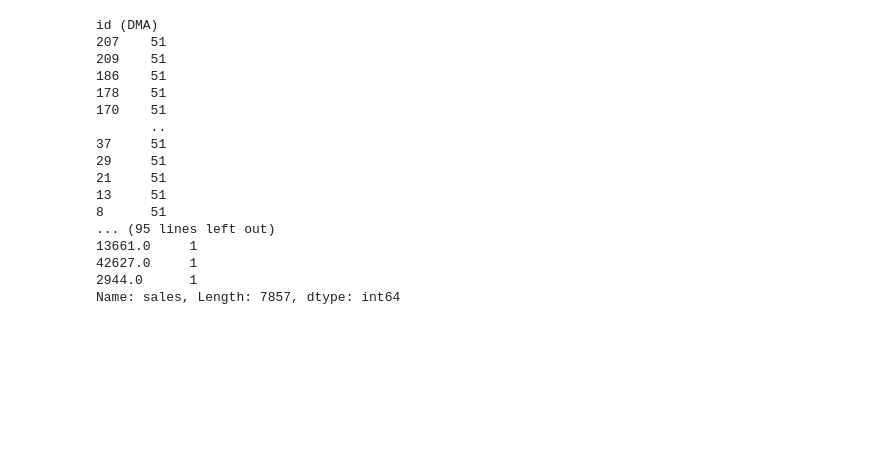
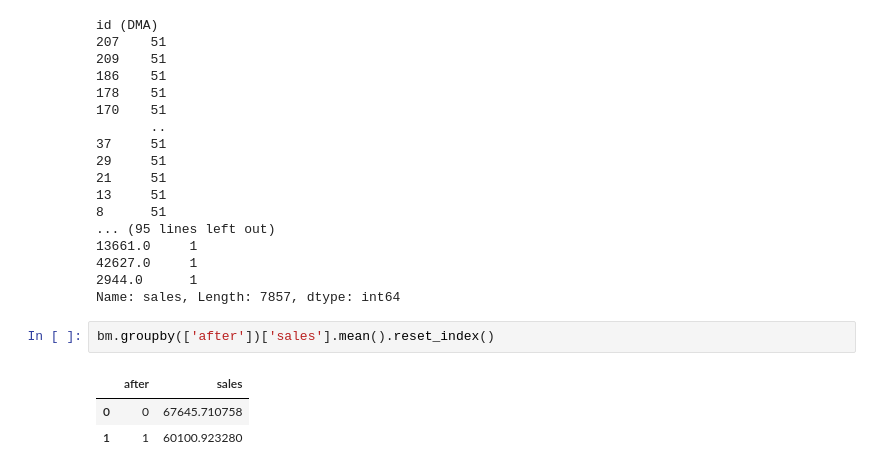
Before and after one commit to Conrado-Montealegre/OPI-DS-Test, a Jupyter notebook: 03_SeccionC.ipynb, the cells around one changed output. Drawn from its saved outputs; the diff is of its cells as text; blank space fills up the shorter version.

```diff
--- a/03_SeccionC.ipynb
+++ b/03_SeccionC.ipynb
@@ -182,3 +342,9 @@ id (DMA)
 42627.0     1
 2944.0      1
 Name: sales, Length: 7857, dtype: int64
+# %%
+bm.groupby(['after'])['sales'].mean().reset_index()
+# %% [output]
+|  | after | sales |
+| 0 | 0 | 67645.710758 |
+| 1 | 1 | 60100.923280 |
```
Also changed, not shown: parts of 8 cells of this notebook, 10 other files.
